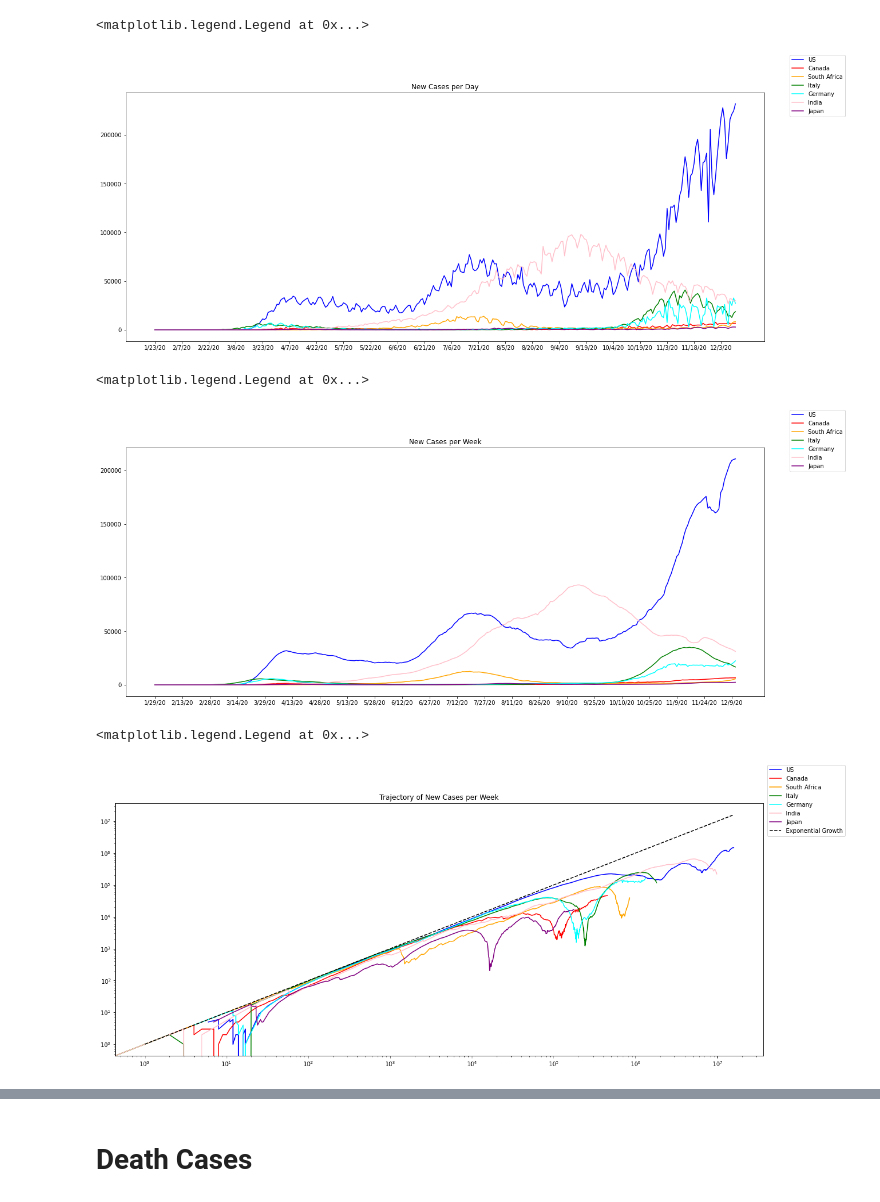
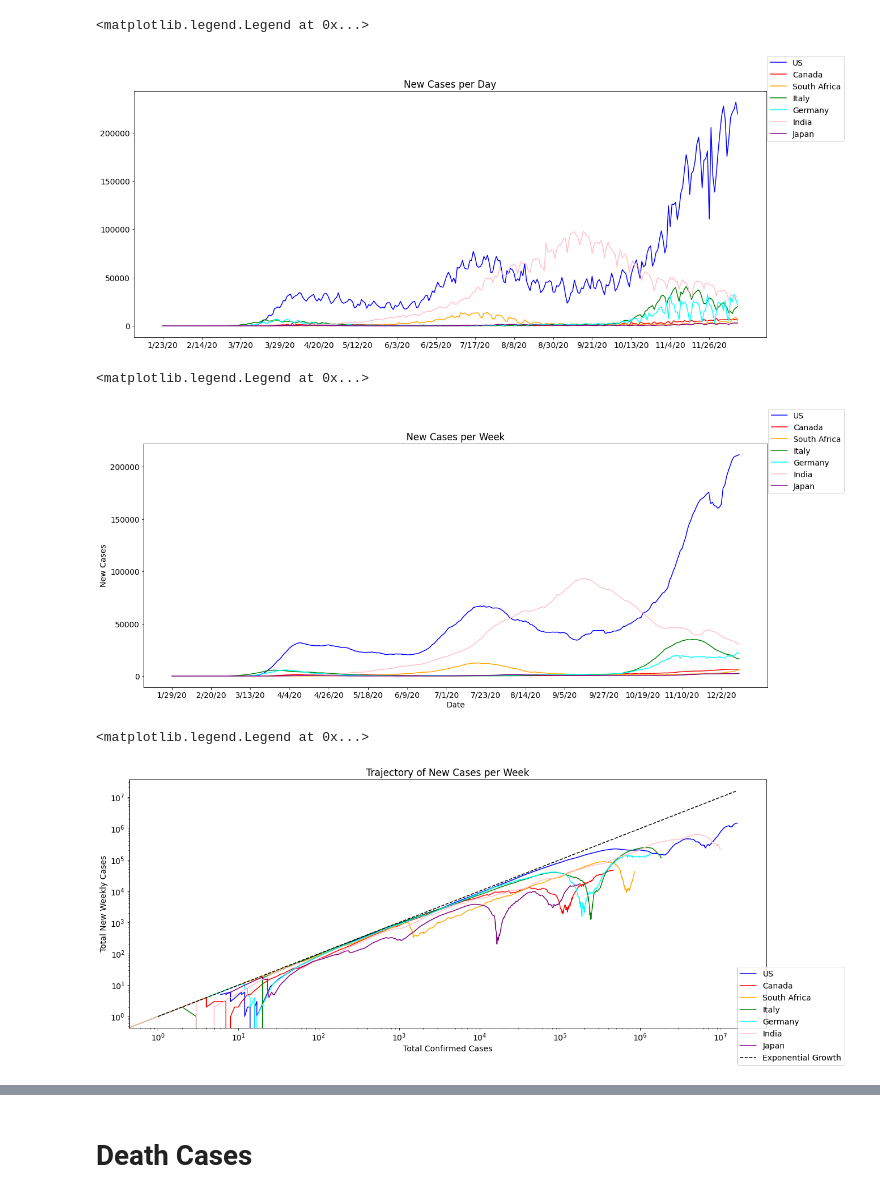
Before and after one commit to jkbishay/covid_data_science_analysis, a Jupyter notebook: covid_analysis.ipynb, the cells around one changed output, grey strips where cells are left out. Cells and saved outputs as stored; diff of their text form; code cells hidden in the pictures.

```diff
--- a/covid_analysis.ipynb
+++ b/covid_analysis.ipynb
@@ -3,6 +3,7 @@
 import numpy as np
 import pandas as pd
 import matplotlib.pyplot as plt
+plt.rcParams.update({'font.size': 14})
 # %%
 # read confirmed cases data
 confirmed_cases = pd.read_csv('https://raw.githubusercontent.com/CSSEGISandData/COVID-19/master/csse_covid_19_data/csse_covid_19_time_series/time_series_covid19_confirmed_global.csv')
@@ -91,13 +92,15 @@ plt.plot(daily_cases_global.columns[1:], daily_cases_global[daily_cases_global['
 plt.plot(daily_cases_global.columns[1:], daily_cases_global[daily_cases_global['Country'] == 'Germany'].iloc[0][1:], color='cyan')
 plt.plot(daily_cases_global.columns[1:], daily_cases_global[daily_cases_global['Country'] == 'India'].iloc[0][1:], color='pink')
 plt.plot(daily_cases_global.columns[1:], daily_cases_global[daily_cases_global['Country'] == 'Japan'].iloc[0][1:], color='purple')
-plt.xticks(np.arange(len(daily_cases_global.columns[1:]), step=15))
+plt.xticks(np.arange(len(daily_cases_global.columns[1:]), step=22))
 plt.title('New Cases per Day',)
+plt.ylabel('New Daily Cases')
+plt.xlabel('Date')
 
 daily_cases_chart.legend(['US', 'Canada', 'South Africa', 'Italy', 'Germany', 'India', 'Japan'])
 # %% [output]
 <matplotlib.legend.Legend at 0x...>
-[figure, old version]
+[figure, new version]
 # %%
 # calculate weekly cases for each country
 weekly_cases_global = daily_cases_global.rolling(window=7, axis=1).mean()
@@ -113,43 +116,48 @@ plt.plot(weekly_cases_global.columns[1:], weekly_cases_global[weekly_cases_globa
 plt.plot(weekly_cases_global.columns[1:], weekly_cases_global[weekly_cases_global['Country'] == 'India'].iloc[0][1:], color='pink')
 plt.plot(weekly_cases_global.columns[1:], weekly_cases_global[weekly_cases_global['Country'] == 'Japan'].iloc[0][1:], color='purple')
 plt.title('New Cases per Week',)
-plt.xticks(np.arange(len(weekly_cases_global.columns[1:]), step=15))
+plt.xticks(np.arange(len(weekly_cases_global.columns[1:]), step=22))
+plt.ylabel('New Daily Cases')
+plt.xlabel('Date')
 
 weekly_cases_chart.legend(['US', 'Canada', 'South Africa', 'Italy', 'Germany', 'India', 'Japan'])
 # %% [output]
 <matplotlib.legend.Legend at 0x...>
-[figure, old version]
+[figure, new version]
 # %%
 # plot the weekly trajectory for each country
 total_weekly_cases_global = daily_cases_global.rolling(window=7, axis=1).sum()
 total_weekly_cases_global.insert(0, 'Country', daily_cases_global['Country'])
 total_weekly_cases_global = total_weekly_cases_global.dropna(axis=1)
 
 weekly_growth_chart = plt.figure(figsize=(20, 8))
 plt.plot(confirmed_cases_cleaned[confirmed_cases_cleaned['Country/Region'] == 'US'].iloc[0][8:],
          total_weekly_cases_global[total_weekly_cases_global['Country'] == 'US'].iloc[0][1:], color='blue')
 plt.plot(confirmed_cases_cleaned[confirmed_cases_cleaned['Country/Region'] == 'Canada'].iloc[0][8:],
          total_weekly_cases_global[total_weekly_cases_global['Country'] == 'Canada'].iloc[0][1:], color='red')
 plt.plot(confirmed_cases_cleaned[confirmed_cases_cleaned['Country/Region'] == 'South Africa'].iloc[0][8:],
          total_weekly_cases_global[total_weekly_cases_global['Country'] == 'South Africa'].iloc[0][1:], color='orange')
 plt.plot(confirmed_cases_cleaned[confirmed_cases_cleaned['Country/Region'] == 'Italy'].iloc[0][8:],
          total_weekly_cases_global[total_weekly_cases_global['Country'] == 'Italy'].iloc[0][1:], color='green')
 plt.plot(confirmed_cases_cleaned[confirmed_cases_cleaned['Country/Region'] == 'Germany'].iloc[0][8:],
          total_weekly_cases_global[total_weekly_cases_global['Country'] == 'Germany'].iloc[0][1:], color='cyan')
 plt.plot(confirmed_cases_cleaned[confirmed_cases_cleaned['Country/Region'] == 'India'].iloc[0][8:],
          total_weekly_cases_global[total_weekly_cases_global['Country'] == 'India'].iloc[0][1:], color='pink')
 plt.plot(confirmed_cases_cleaned[confirmed_cases_cleaned['Country/Region'] == 'Japan'].iloc[0][8:],
          total_weekly_cases_global[total_weekly_cases_global['Country'] == 'Japan'].iloc[0][1:], color='purple')
 plt.plot([confirmed_cases_cleaned[confirmed_cases_cleaned['Country/Region'] == 'US'].iloc[0][1], confirmed_cases_cleaned[confirmed_cases_cleaned['Country/Region'] == 'US'].iloc[0][-1]],
           [confirmed_cases_cleaned[confirmed_cases_cleaned['Country/Region'] == 'US'].iloc[0][1], confirmed_cases_cleaned[confirmed_cases_cleaned['Country/Region'] == 'US'].iloc[0][-1]],
         'k--')
 plt.yscale('log')
 plt.xscale('log')
 plt.title('Trajectory of New Cases per Week')
-weekly_growth_chart.legend(['US', 'Canada', 'South Africa', 'Italy', 'Germany', 'India', 'Japan', 'Exponential Growth'])
+plt.ylabel('Total New Weekly Cases')
+plt.xlabel('Total Confirmed Cases')
+
+weekly_growth_chart.legend(['US', 'Canada', 'South Africa', 'Italy', 'Germany', 'India', 'Japan', 'Exponential Growth'], loc='lower right')
 # %% [output]
 <matplotlib.legend.Legend at 0x...>
-[figure, old version]
+[figure, new version]
 # %%
 # load country populations
 populations = pd.read_csv('./population_by_country_2020.csv').sort_values(by='Country (or dependency)')
```
Also changed, not shown: parts of 6 cells of this notebook.
